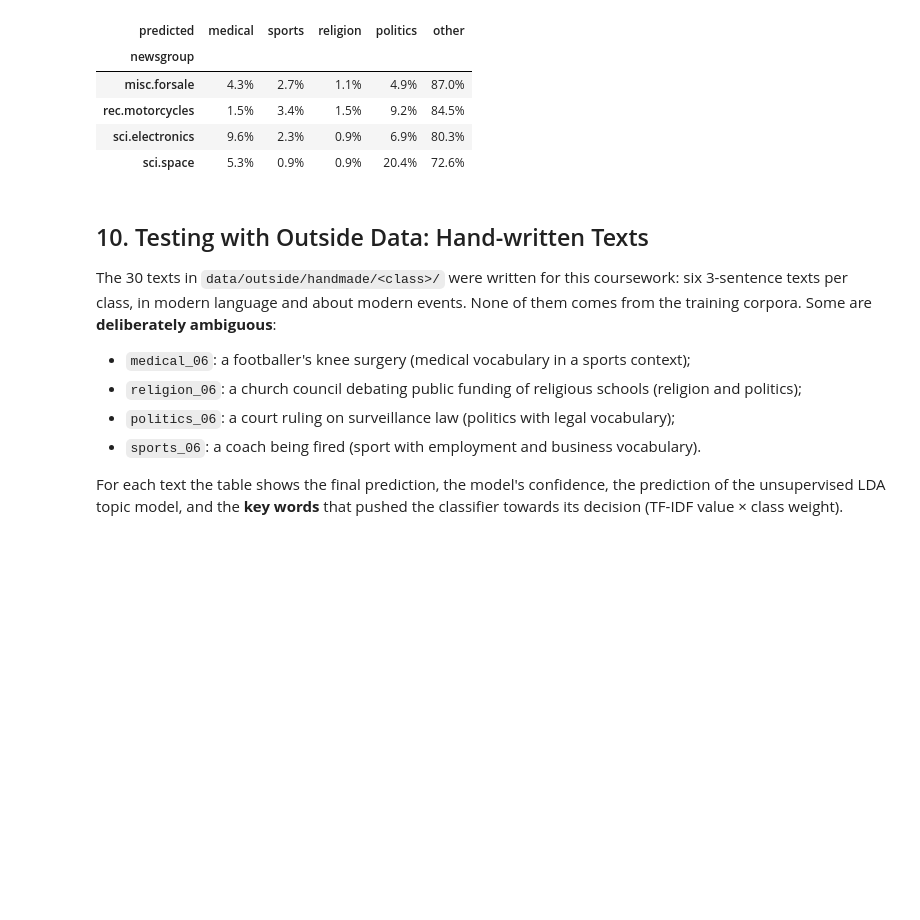
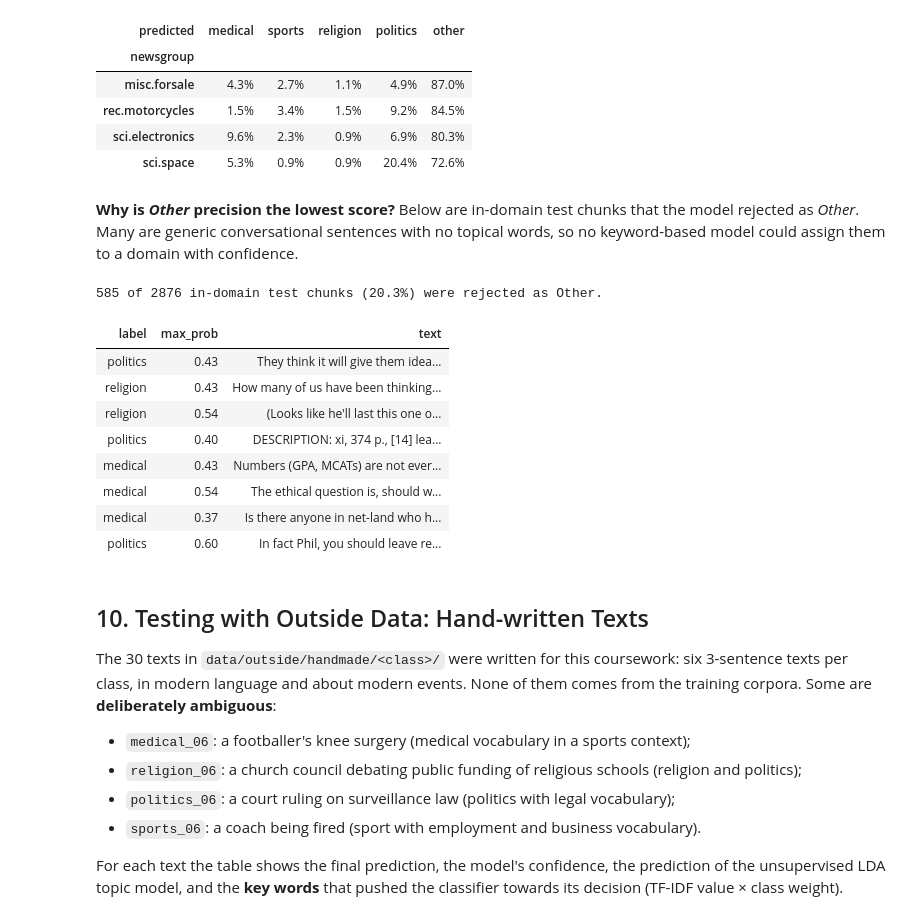
Before and after one commit to Adore96/nlp-topic-identification, a Jupyter notebook: MS26900636_CW02.ipynb, the cells around one changed output. Saved outputs shown, nothing was run; the diff lists cells and outputs as text; code cells hidden in the pictures; blank space fills up the shorter version.

```diff
--- a/MS26900636_CW02.ipynb
+++ b/MS26900636_CW02.ipynb
@@ -888,6 +894,26 @@ Where do chunks from UNSEEN unrelated newsgroups end up? (row = source newsgroup
 | rec.motorcycles | 1.5% | 3.4% | 1.5% | 9.2% | 84.5% |
 | sci.electronics | 9.6% | 2.3% | 0.9% | 6.9% | 80.3% |
 | sci.space | 5.3% | 0.9% | 0.9% | 20.4% | 72.6% |
+# %% [markdown]
+**Why is *Other* precision the lowest score?** Below are in-domain test chunks that the model rejected as *Other*. Many are generic
+conversational sentences with no topical words, so no keyword-based model could assign them to a domain with confidence.
+# %%
+in_dom_pred = final_pred[:len(y_test)]
+rejected = test_chunks.assign(max_prob=P_final[:len(y_test)].max(axis=1))[in_dom_pred == 'other']
+print(f'{len(rejected)} of {len(y_test)} in-domain test chunks ({len(rejected)/len(y_test):.1%}) were rejected as Other.\n')
+display(rejected.sample(8, random_state=3)[['label', 'max_prob', 'text']]
+        .style.format({'max_prob': '{:.2f}'}).hide(axis='index'))
+# %% [output]
+585 of 2876 in-domain test chunks (20.3%) were rejected as Other.
+| label | max_prob | text |
+| politics | 0.43 | They think it will give them idea... |
+| religion | 0.43 | How many of us have been thinking... |
+| religion | 0.54 | (Looks like he'll last this one o... |
+| politics | 0.40 | DESCRIPTION: xi, 374 p., [14] lea... |
+| medical | 0.43 | Numbers (GPA, MCATs) are not ever... |
+| medical | 0.54 | The ethical question is, should w... |
+| medical | 0.37 | Is there anyone in net-land who h... |
+| politics | 0.60 | In fact Phil, you should leave re... |
 # %% [markdown]
 ## 10. Testing with Outside Data: Hand-written Texts
 The 30 texts in `data/outside/handmade/<class>/` were written for this coursework: six 3-sentence texts per class, in modern
```
Also changed, not shown: parts of 7 cells of this notebook.
